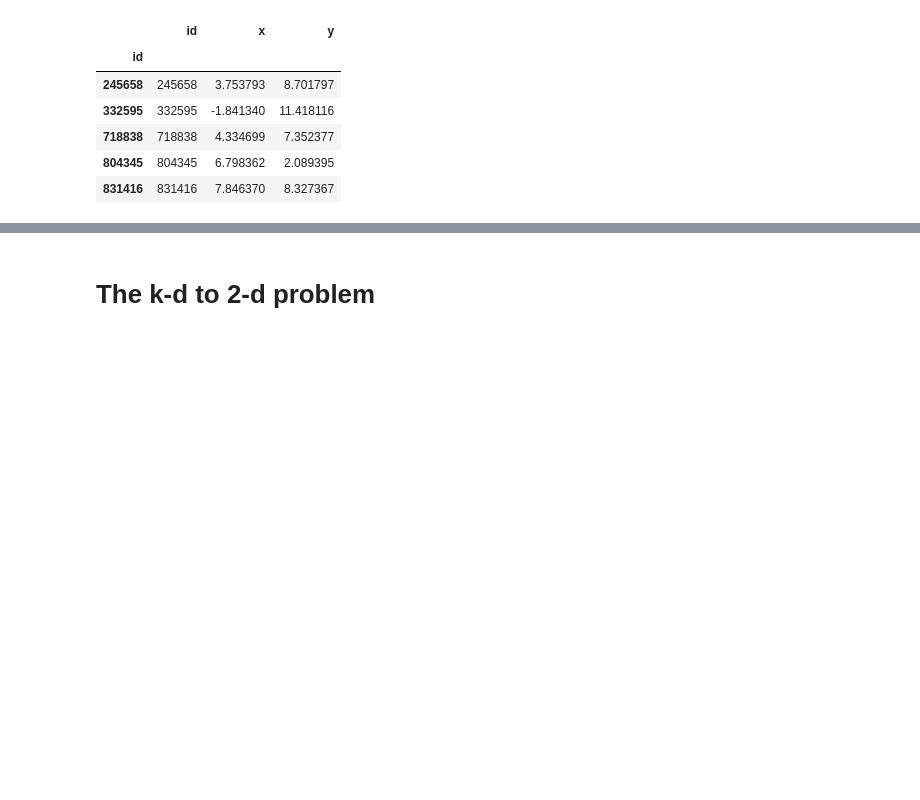
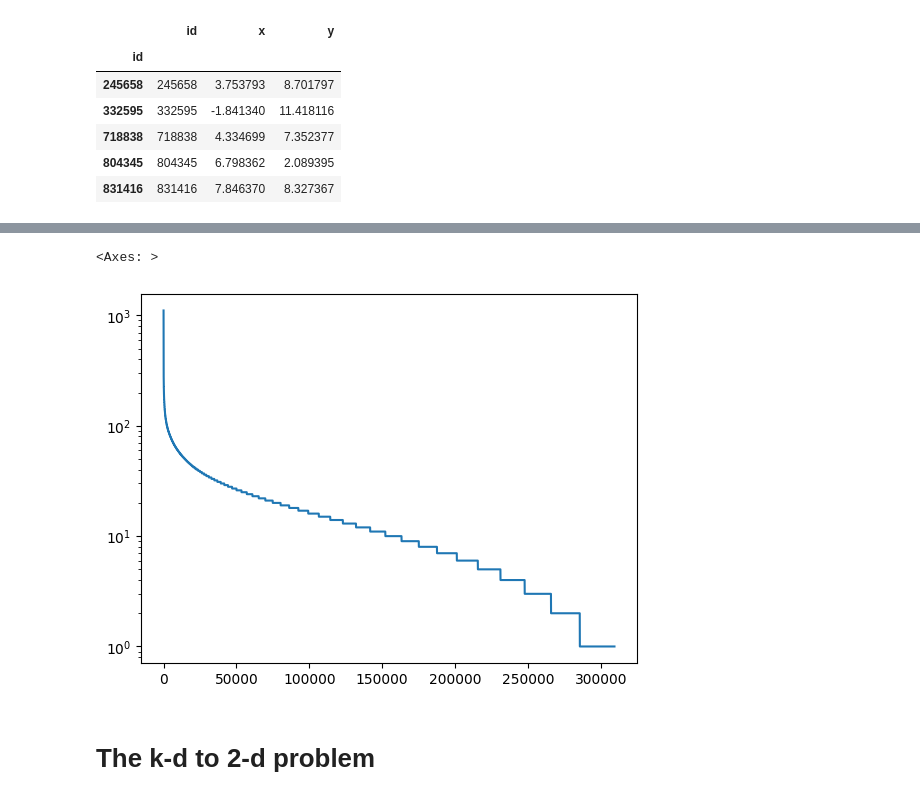
Before and after one commit to thorwhalen/imbed, a Jupyter notebook: misc/imbed_wip.ipynb, the cells around one changed output, grey strips where cells are left out. Drawn from its saved outputs; the diff is of its cells as text; code cells hidden in the pictures; blank space fills up the shorter version.

```diff
--- a/misc/imbed_wip.ipynb
+++ b/misc/imbed_wip.ipynb
@@ -761,3 +979,13 @@ ParserError: Error tokenizing data. C error: Expected 9 fields in line 131058, s
+# %%
+# group cited_pub_id by citing_pub_id
+citations_sr = citations_hcp3.groupby('citing_pub_id')['cited_pub_id'].apply(set).apply(list)
+# make a count series from cited_by_sr, sorted by descending order
+cited_by_count = citations_sr.apply(len).sort_values(ascending=False)
+# plot it
+cited_by_count.reset_index(drop=True).plot(logy=True)
+# %% [output]
+<Axes: >
+[figure, added]
 # %% [markdown]
 # The k-d to 2-d problem
 # %% [markdown]
```
Also changed, not shown: parts of 47 cells of this notebook, 2 other files.
